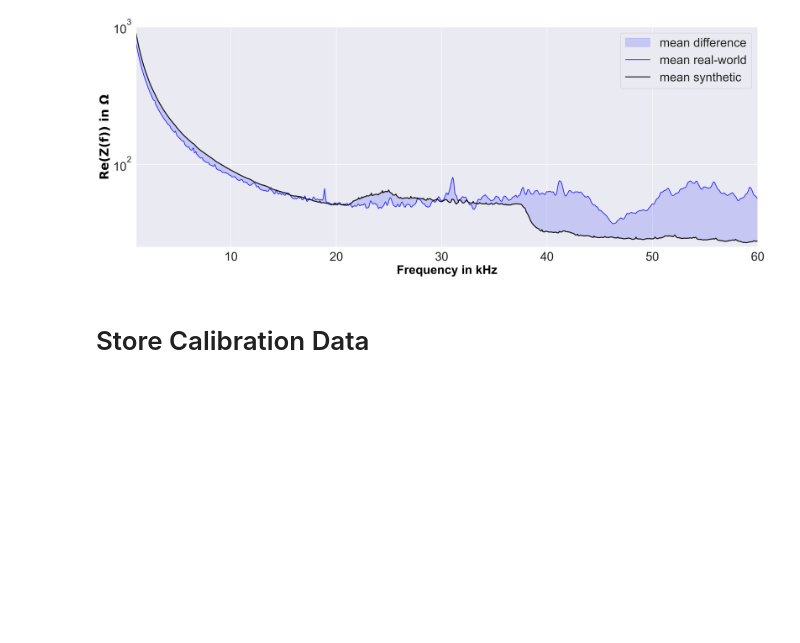
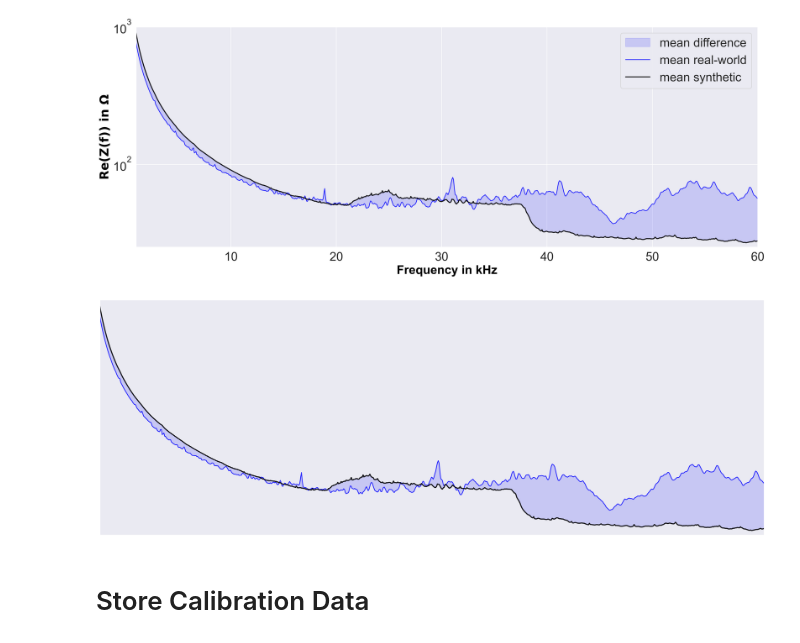
Before and after one commit to berni-lehner/structural_health_monitoring, a Jupyter notebook: notebooks/data_calibration.ipynb, the cells around one changed output. Drawn from its saved outputs; the diff is of its cells as text; code cells hidden in the pictures; blank space fills up the shorter version.

```diff
--- a/notebooks/data_calibration.ipynb
+++ b/notebooks/data_calibration.ipynb
@@ -237,6 +237,26 @@ plt.savefig(fname, bbox_inches='tight')
 plt.show()
 # %% [output]
 [figure]
+# %%
+import matplotlib.ticker as ticker
+
+fig = plt.figure()
+plt.fill_between(x, mean_spec_syn, mean_spec_real, color='blue', alpha=.15, label='mean difference')
+plt.plot(x, mean_spec_real, color='blue', label='mean real-world', alpha=0.8)
+plt.plot(x, mean_spec_real+mean_spec_diff, linewidth=2, color='black', label='mean synthetic', alpha=0.9)
+plt.yscale("log")
+plt.ylim(25, 1000)
+plt.xlim(1, 60)
+
+fig.get_axes()[0].yaxis.set_major_locator(ticker.NullLocator())
+fig.get_axes()[0].xaxis.set_major_locator(ticker.NullLocator())
+
+
+fname = Path(RESULT_PATH, r"calibration_raw.png")
+plt.savefig(fname, bbox_inches='tight', transparent=True)
+plt.show()
+# %% [output]
+[figure, added]
 # %% [markdown]
 # Store Calibration Data
 # %%
```
Also changed, not shown: parts of 3 cells of this notebook.
